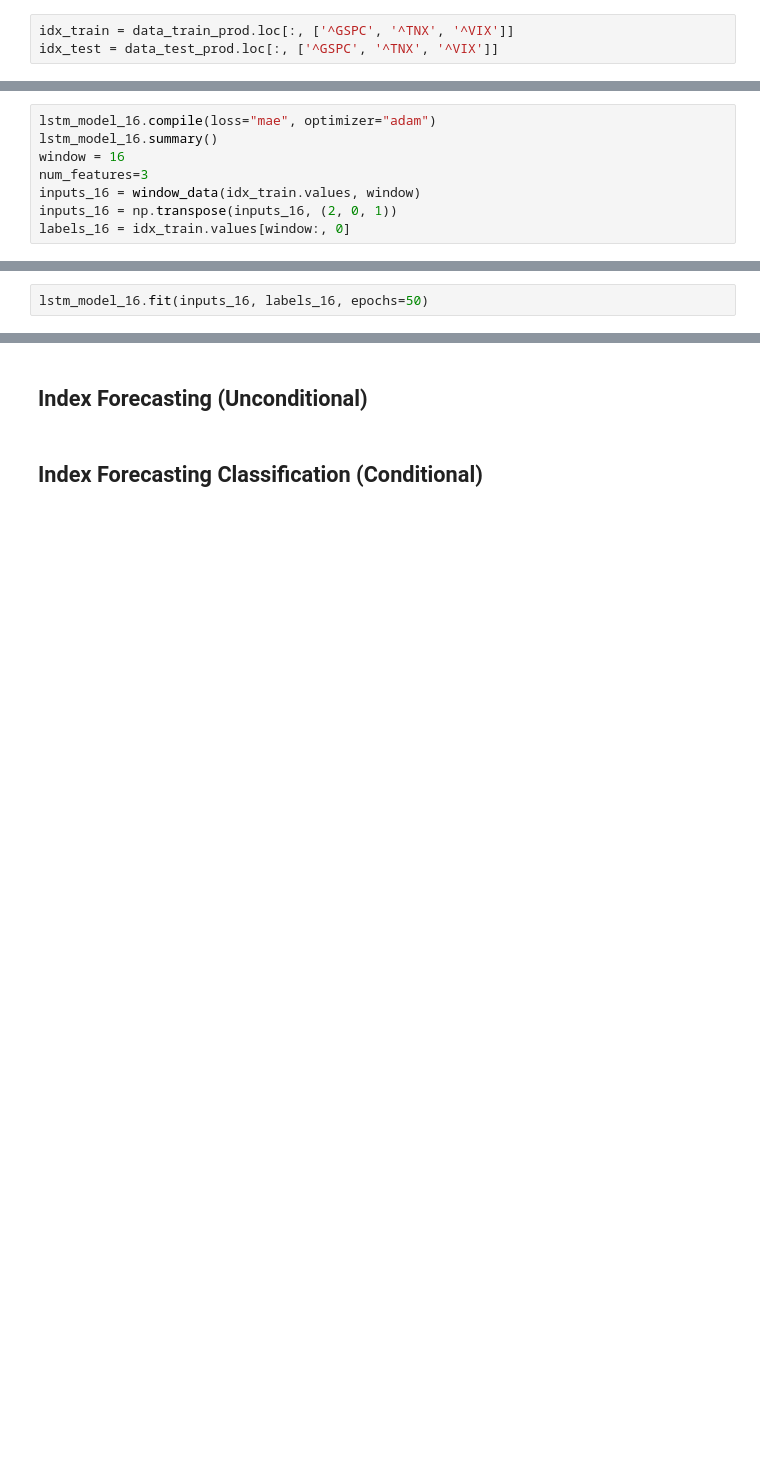
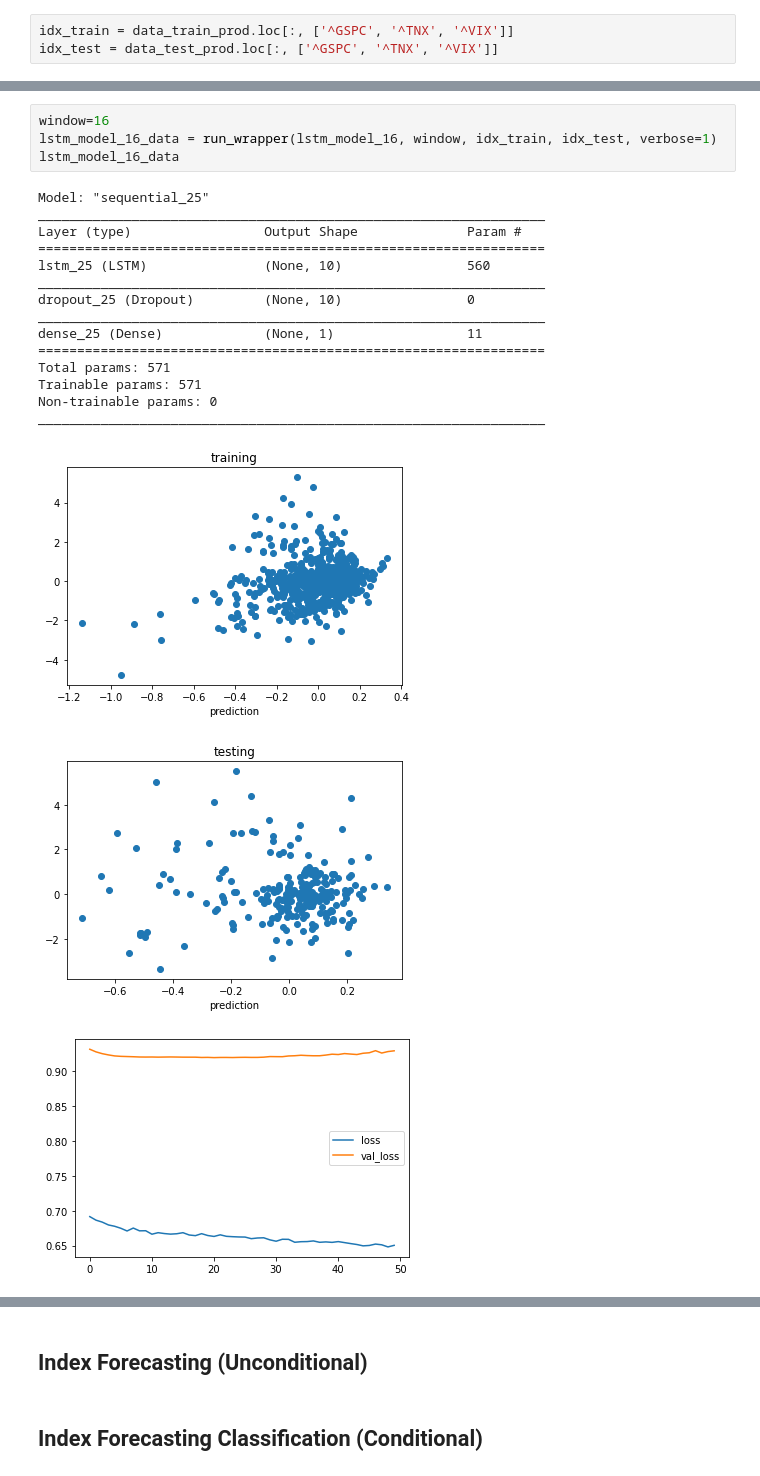
Before and after one commit to navin9292/Google_Wavenet-_Model, a Jupyter notebook: LSTM.ipynb, the cells around one changed output, grey strips where cells are left out. Drawn from its saved outputs; the diff is of its cells as text; blank space fills up the shorter version.

```diff
--- a/LSTM.ipynb
+++ b/LSTM.ipynb
@@ -219,8 +256,0 @@ def window_data(data, window_size):
-# %%
-lstm_model_16.compile(loss="mae", optimizer="adam")
-lstm_model_16.summary()
-window = 16
-num_features=3
-inputs_16 = window_data(idx_train.values, window)
-inputs_16 = np.transpose(inputs_16, (2, 0, 1))
-labels_16 = idx_train.values[window:, 0]
@@ -242,2 +256,0 @@ _________________________________________________________________
-# %%
-lstm_model_16.fit(inputs_16, labels_16, epochs=50)
@@ -323,0 +281,22 @@ Epoch 50/50
+# %%
+window=16
+lstm_model_16_data = run_wrapper(lstm_model_16, window, idx_train, idx_test, verbose=1)
+lstm_model_16_data
+# %% [output]
+Model: "sequential_25"
+_________________________________________________________________
+Layer (type)                 Output Shape              Param #
+=================================================================
+lstm_25 (LSTM)               (None, 10)                560
+_________________________________________________________________
+dropout_25 (Dropout)         (None, 10)                0
+_________________________________________________________________
+dense_25 (Dense)             (None, 1)                 11
+=================================================================
+Total params: 571
+Trainable params: 571
+Non-trainable params: 0
+_________________________________________________________________
+[figure, added]
+[figure, added]
+[figure, added]
```
Also changed, not shown: parts of 45 cells of this notebook, 1 other file.
